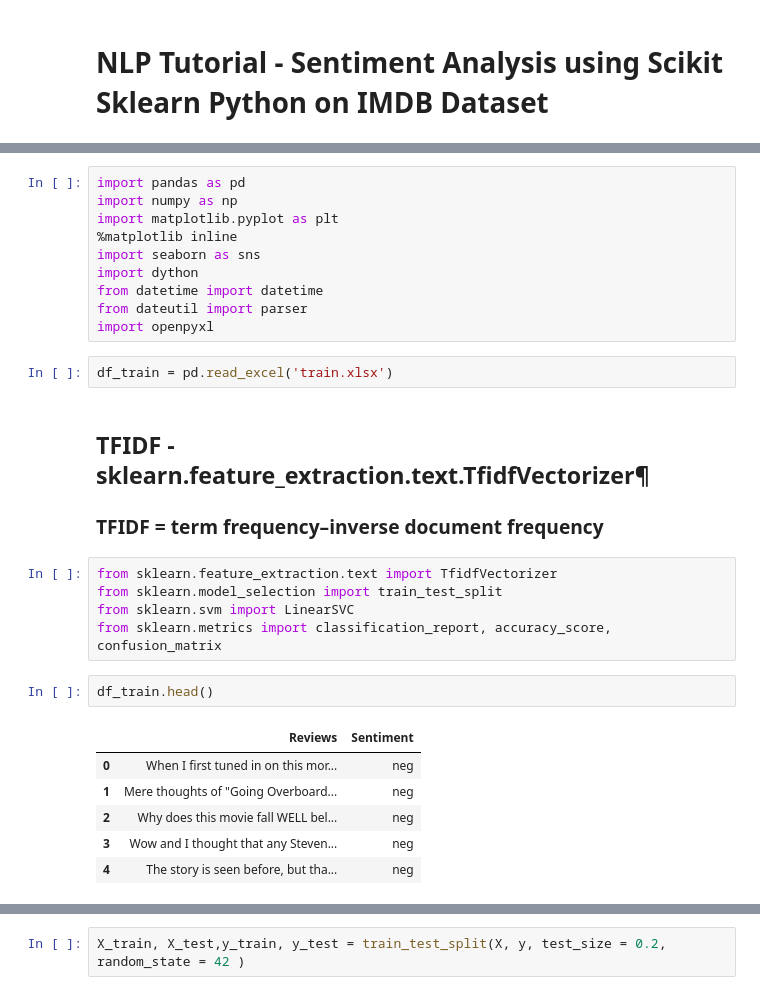
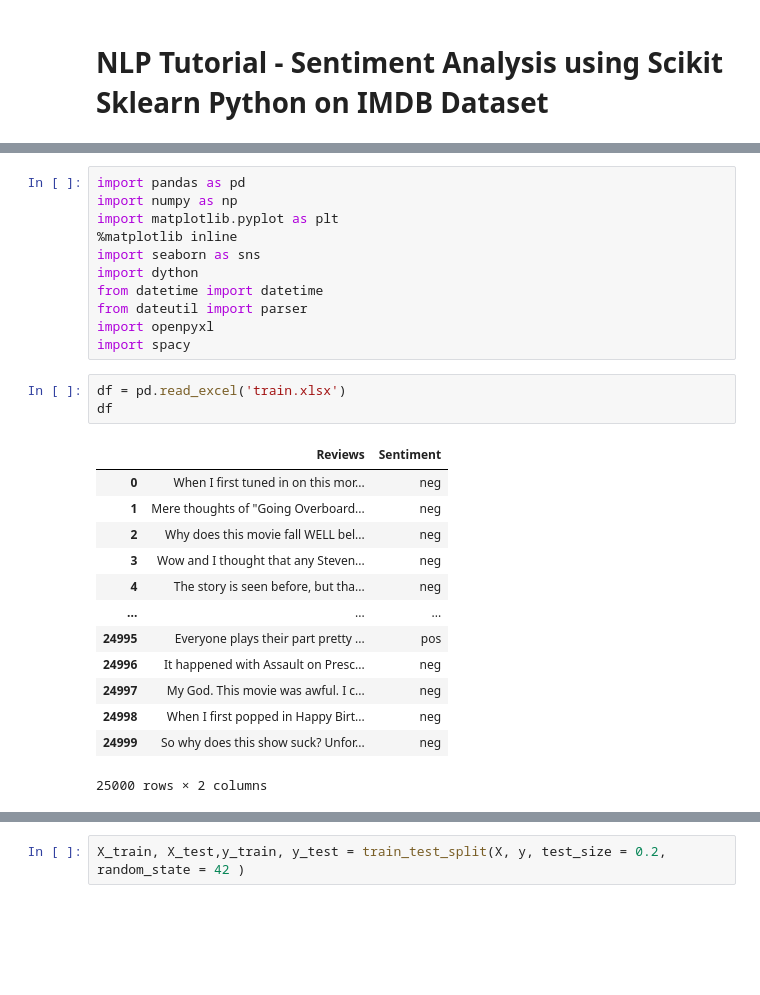
Before and after one commit to godwinnwalozie/IMDB-Movie-Reviews-Sentiment-Analysis-50k, a Jupyter notebook: sentiment_analysis_sklearn.ipynb, the cells around one changed output, grey strips where cells are left out. Saved outputs shown, nothing was run; the diff lists cells and outputs as text; blank space fills up the shorter version.

Commit message:
spacy update

```diff
--- a/sentiment_analysis_sklearn.ipynb
+++ b/sentiment_analysis_sklearn.ipynb
@@ -10,22 +19,21 @@ import dython
 from datetime import datetime
 from dateutil import parser
 import openpyxl
+import spacy
 # %%
-df_train = pd.read_excel('train.xlsx')
+df = pd.read_excel('train.xlsx')
+df
+# %% [output]
+|  | Reviews | Sentiment |
+| 0 | When I first tuned in on this mor... | neg |
+| 1 | Mere thoughts of "Going Overboard... | neg |
+| 2 | Why does this movie fall WELL bel... | neg |
+| 3 | Wow and I thought that any Steven... | neg |
+| 4 | The story is seen before, but tha... | neg |
+| ... | ... | ... |
+| 24995 | Everyone plays their part pretty ... | pos |
+| 24996 | It happened with Assault on Presc... | neg |
+| 24997 | My God. This movie was awful. I c... | neg |
+| 24998 | When I first popped in Happy Birt... | neg |
+| 24999 | So why does this show suck? Unfor... | neg |
+25000 rows × 2 columns
-# %% [markdown]
-## TFIDF - sklearn.feature_extraction.text.TfidfVectorizer¶
-### TFIDF  = term frequency–inverse document frequency
-# %%
-from sklearn.feature_extraction.text import TfidfVectorizer
-from sklearn.model_selection import train_test_split
-from sklearn.svm import LinearSVC
-from sklearn.metrics import classification_report, accuracy_score, confusion_matrix
-# %%
-df_train.head()
-# %% [output]
-|  | Reviews | Sentiment |
-| 0 | When I first tuned in on this mor... | neg |
-| 1 | Mere thoughts of "Going Overboard... | neg |
-| 2 | Why does this movie fall WELL bel... | neg |
-| 3 | Wow and I thought that any Steven... | neg |
-| 4 | The story is seen before, but tha... | neg |
```
Also changed, not shown: parts of 29 cells of this notebook, 1 other file.
